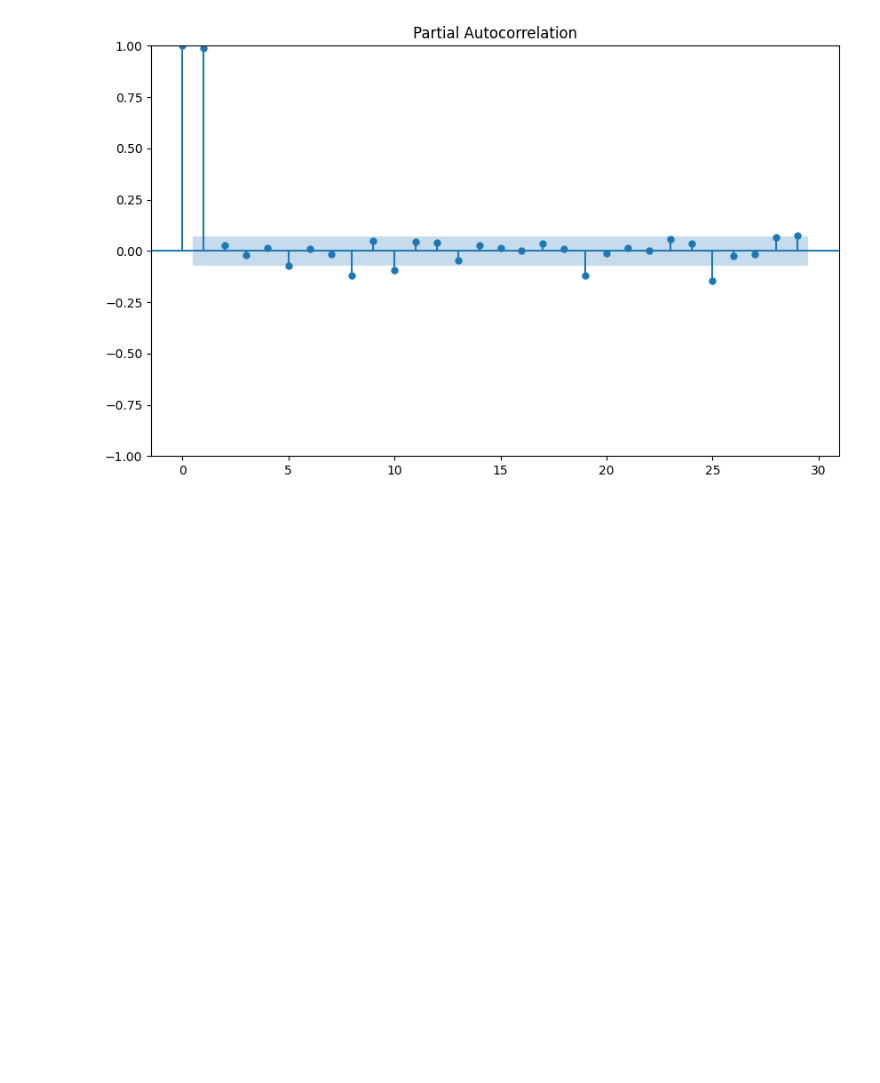
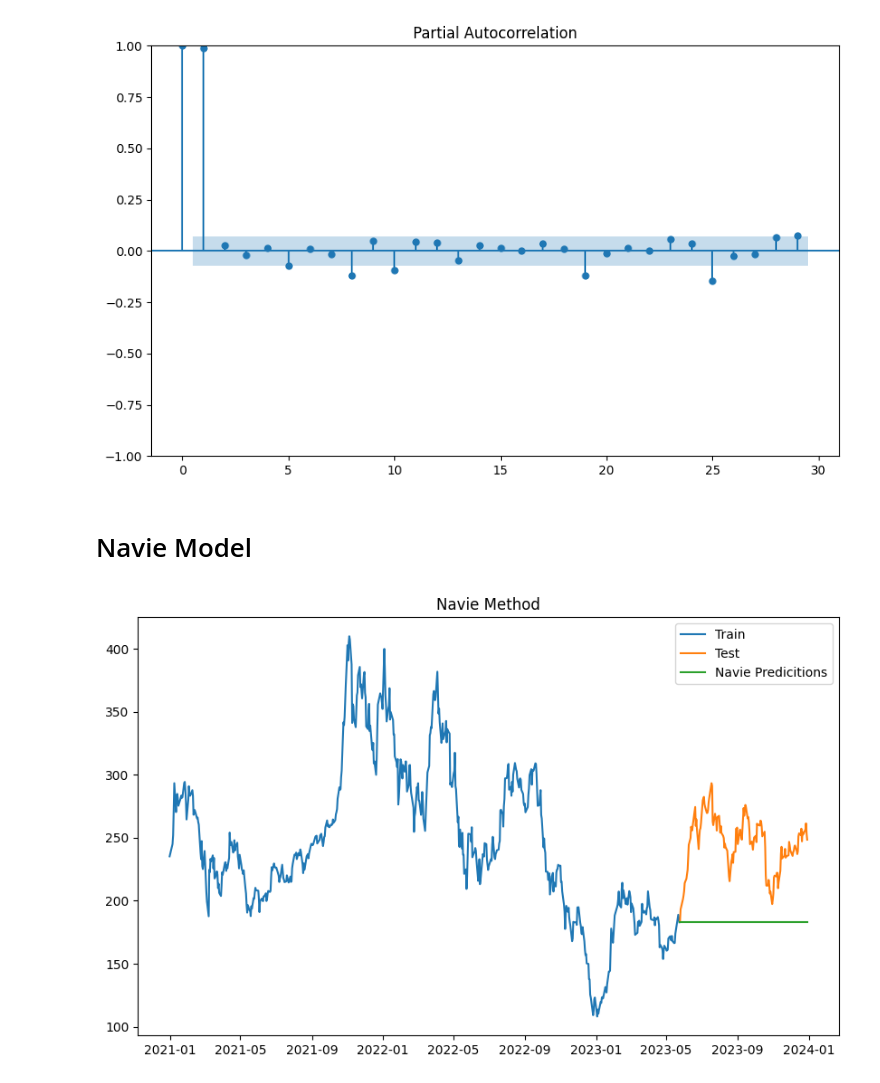
Before and after one commit to Abhishekaerohub/Abhishek-ML-Projects, a Jupyter notebook: Time Series/Time series part 3.ipynb, the cells around one changed output. Saved outputs shown, nothing was run; the diff lists cells and outputs as text; code cells hidden in the pictures; blank space fills up the shorter version.

```diff
--- a/Time Series/Time series part 3.ipynb
+++ b/Time Series/Time series part 3.ipynb
@@ -132,3 +132,22 @@ p_value is 0.1
 sm.graphics.tsa.plot_pacf(tsla_close);
 # %% [output]
 [figure]
+# %% [markdown]
+# Navie Model
+# %%
+train_len=int(len(tsla_close)*0.8)
+train=tsla_close[:train_len]
+test=tsla_close[train_len:]
+# %%
+predictions=pd.DataFrame()
+predictions.index=test.index
+predictions['navie_model']=train[train_len-1]
+# %%
+plt.plot(train,label='Train')
+plt.plot(test,label='Test')
+plt.plot(predictions['navie_model'],label='Navie Predicitions')
+plt.legend(loc='best')
+plt.title("Navie Method")
+plt.show()
+# %% [output]
+[figure, added]
```
Also changed, not shown: parts of 8 cells of this notebook.
